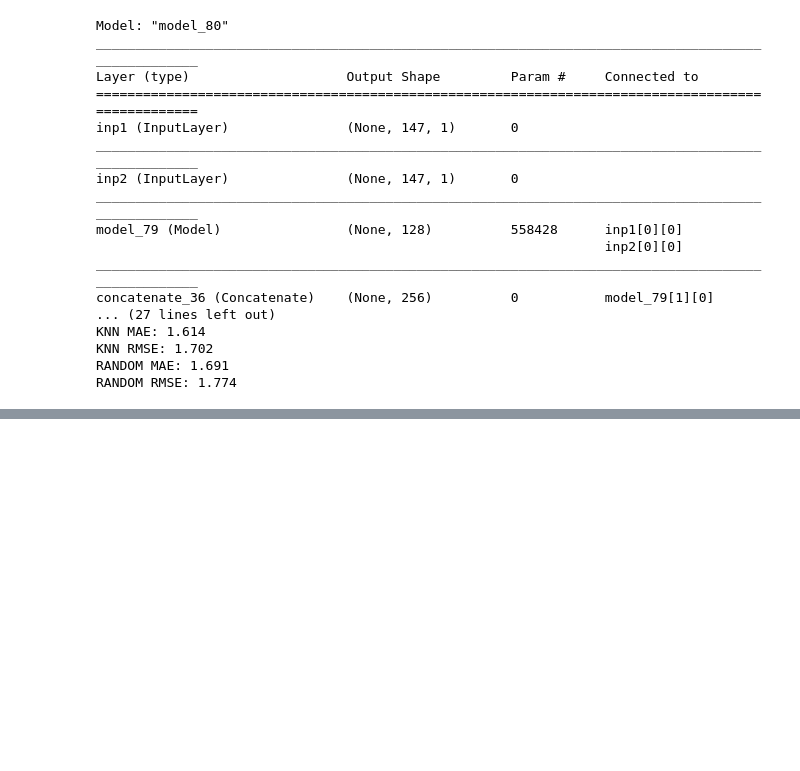
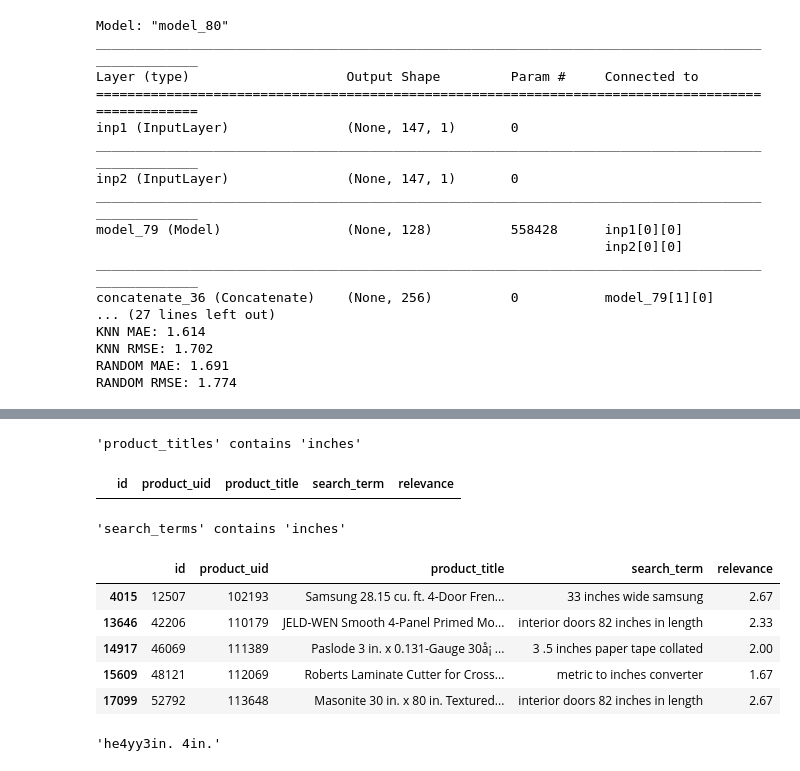
Before and after one commit to EZ6990/DeepLearning, a Jupyter notebook: KaggleHomeDepot.ipynb, the cells around one changed output, grey strips where cells are left out. Cells and saved outputs as stored; diff of their text form; code cells hidden in the pictures; blank space fills up the shorter version.

```diff
--- a/KaggleHomeDepot.ipynb
+++ b/KaggleHomeDepot.ipynb
@@ -297,0 +321,15 @@ RANDOM RMSE: 1.774
+# %%
+ print ('\'product_titles\' contains \'inches\'')
+ display(train.loc[train['product_title'].str.contains(' inches ')])
+ print ('\n\n\n\'search_terms\' contains \'inches\'')
+ display(train.loc[train['search_term'].str.contains(' inches ')].head(5))
+# %% [output]
+'product_titles' contains 'inches'
+|  | id | product_uid | product_title | search_term | relevance |
+'search_terms' contains 'inches'
+|  | id | product_uid | product_title | search_term | relevance |
+| 4015 | 12507 | 102193 | Samsung 28.15 cu. ft. 4-Door Fren... | 33 inches wide samsung | 2.67 |
+| 13646 | 42206 | 110179 | JELD-WEN Smooth 4-Panel Primed Mo... | interior doors 82 inches in length | 2.33 |
+| 14917 | 46069 | 111389 | Paslode 3 in. x 0.131-Gauge 30å¡ ... | 3 .5 inches paper tape collated | 2.00 |
+| 15609 | 48121 | 112069 | Roberts Laminate Cutter for Cross... | metric to inches converter | 1.67 |
+| 17099 | 52792 | 113648 | Masonite 30 in. x 80 in. Textured... | interior doors 82 inches in length | 2.67 |
@@ -297,0 +425,4 @@ RANDOM RMSE: 1.774
+# %%
+re.sub(r"(\d+)'",r'\1in.',"he4yy3' 4'")
+# %% [output]
+'he4yy3in. 4in.'
```
Also changed, not shown: parts of 5 cells of this notebook.
